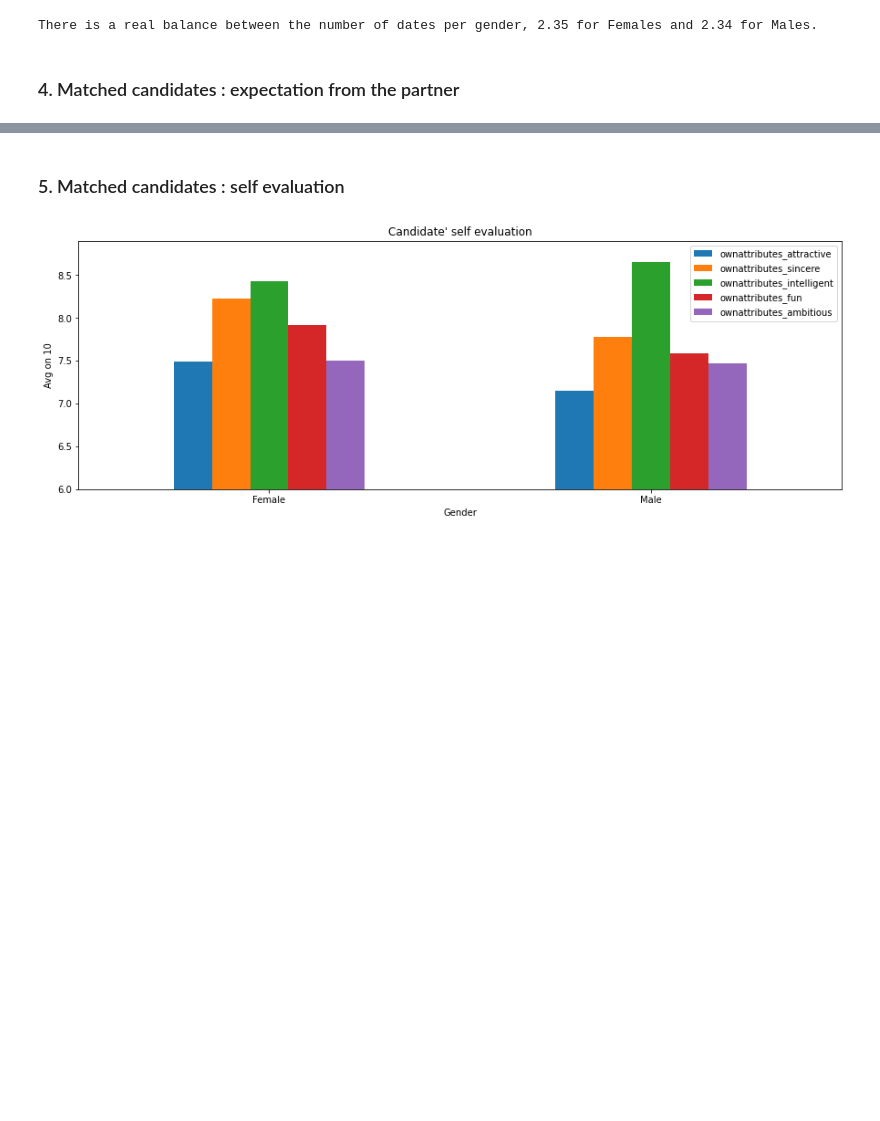
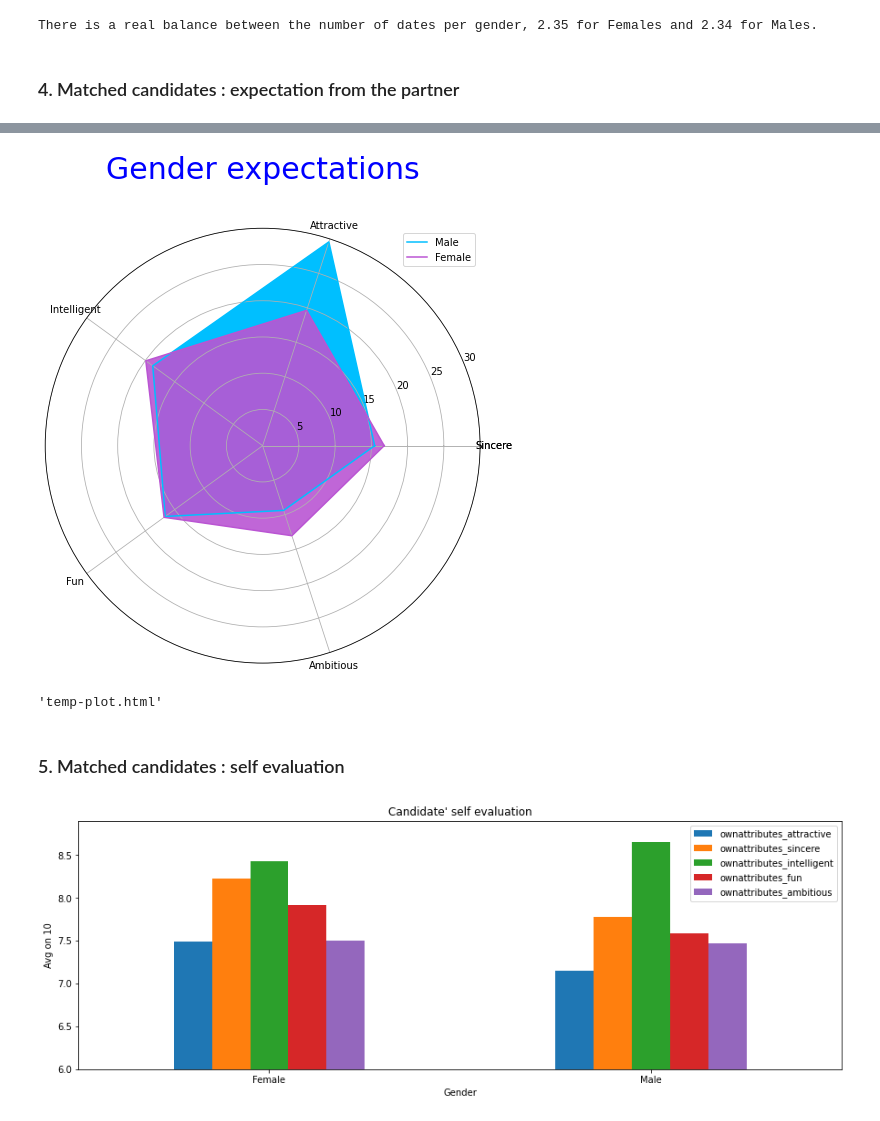
Before and after one commit to Seraphin17/Certification, a Jupyter notebook: 1_Speed_Dating/Project_Speed_Dating_Certification.ipynb, the cells around one changed output, grey strips where cells are left out. Saved outputs shown, nothing was run; the diff lists cells and outputs as text; code cells hidden in the pictures; blank space fills up the shorter version.

```diff
--- a/1_Speed_Dating/Project_Speed_Dating_Certification.ipynb
+++ b/1_Speed_Dating/Project_Speed_Dating_Certification.ipynb
@@ -746,3 +767,65 @@ Which means that the beauty is imprtant for them.
+# %%
+#List for Female
+list_Female_exp = []
+for i in range(1,len(expectations_radar.columns)):
+    Female_exp = round(expectations_radar.query('gender=="Female"').iloc[0,i],2)
+    list_Female_exp.append(Female_exp)
+
+list_Female_exp = [*list_Female_exp,list_Female_exp[0]]
+
+
+#List for Male
+list_Male_exp = []
+for y in range(1,len(expectations_radar.columns)):
+    Male_exp = round(expectations_radar.query('gender=="Male"').iloc[0,y],2)
+    list_Male_exp.append(Male_exp)
+
+list_Male_exp = [*list_Male_exp,list_Male_exp[0]]
+
+#Put label's name into a list and location
+expattrib = expectations_radar.columns.drop('gender').tolist()
+expattrib = [*expattrib,expattrib[0]]
+
+#Set label location
+label_loc_exp = np.linspace(start=0, stop=2 * np.pi, num=len(list_Female_exp))
+# %%
+plt.figure(figsize=(8, 8))
+
+#Define chart type & settings
+plt.subplot(polar=True,aspect='equal',fc='white', in_layout=True) #ADD8E6
+
+#Set gender settings
+plt.plot(label_loc_exp, list_Male_exp, label='Male',color='deepskyblue')
+plt.plot(label_loc_exp, list_Female_exp, label='Female',color='mediumorchid')
+
+#Fill the area
+plt.fill(label_loc_exp, list_Male_exp,'deepskyblue',alpha=1)
+plt.fill(label_loc_exp, list_Female_exp,'mediumorchid',alpha=0.9)
+
+
+plt.title('Gender expectations', size=30, y=1.1, color='b')
+lines, labels = plt.thetagrids(np.degrees(label_loc_exp), labels=expattrib)
+plt.legend(labels=['Male','Female'], labelcolor='black')
+plt.ylim([0, 30])
+plt.show()
+# %% [output]
+[figure, added]
+# %%
+fig = go.Figure(
+    data=[
+        go.Scatterpolar(r=list_Male_exp, theta=expattrib, fill='toself', name='Restaurant 1'),
+        go.Scatterpolar(r=list_Female_exp, theta=expattrib, fill='toself', name='Restaurant 2')
+    ],
+    layout=go.Layout(
+        title=go.layout.Title(text='Restaurant comparison'),
+        polar={'radialaxis': {'visible': True}},
+        showlegend=True
+    )
+)
+
+pyo.plot(fig)
+# %% [output]
+'temp-plot.html'
 # %% [markdown]
 ### 5. Matched candidates : self evaluation
 # %%
```
Also changed, not shown: parts of 11 cells of this notebook.
